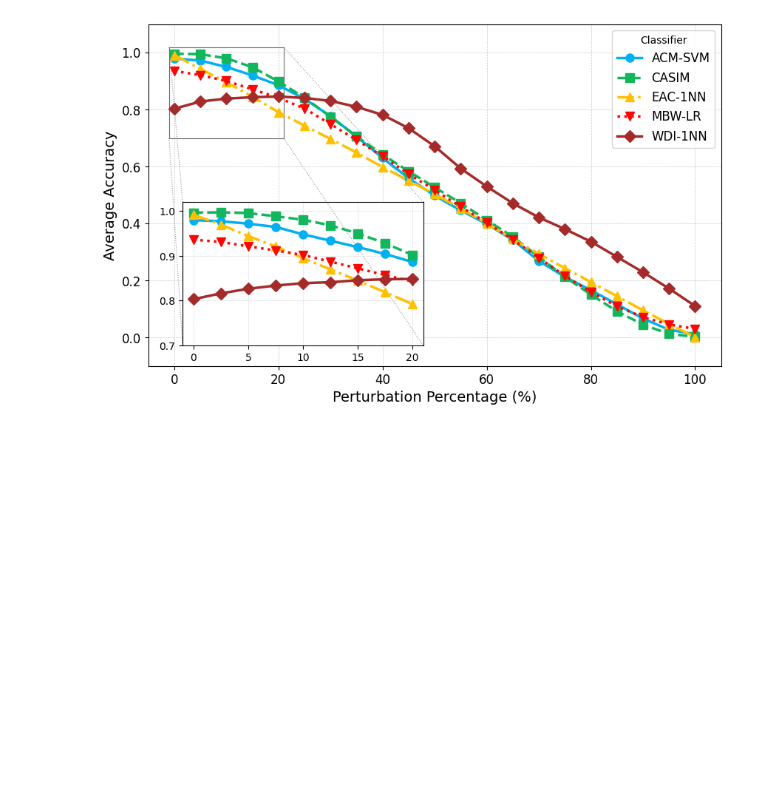
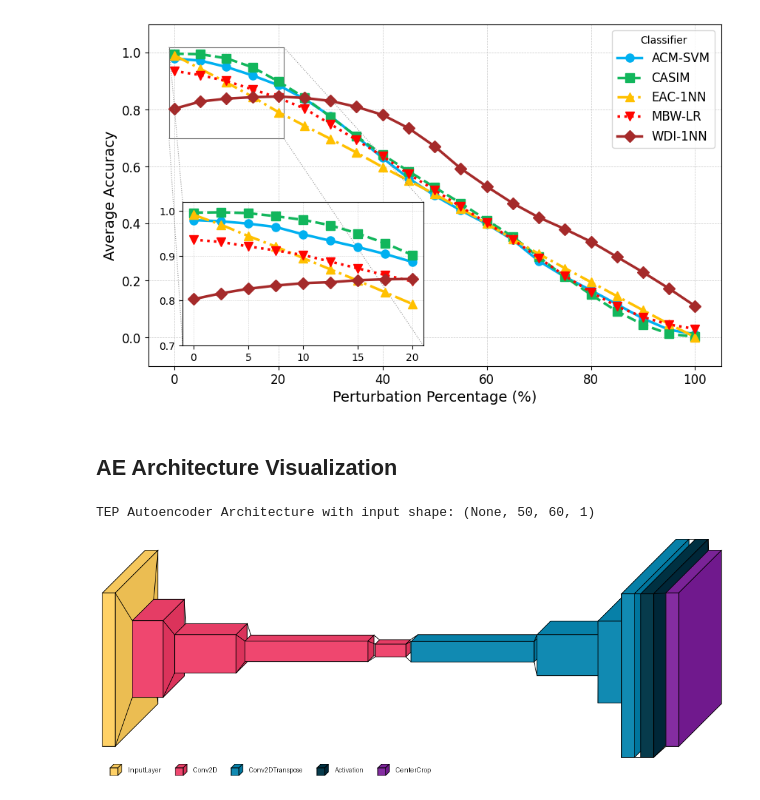
Before and after one commit to GianMan89/Alarm_Flood_Classification_Label_Noise, a Jupyter notebook: notebook.ipynb, the cells around one changed output. Saved outputs shown, nothing was run; the diff lists cells and outputs as text; code cells hidden in the pictures; blank space fills up the shorter version.

```diff
--- a/notebook.ipynb
+++ b/notebook.ipynb
@@ -1088,3 +1134,45 @@ plot_robustness_results_subfigure(CLASSIFIERS_EAC_KNN,
                                   inset_width="42%",
                                   inset_height="42%",
                                   inset_bbox=(0.06, 0.06, 1, 1))
+# %% [markdown]
+## AE Architecture Visualization
+# %%
+import visualkeras
+
+# Example: 50 sensors, 100 time steps
+input_shape = X.shape[1:]  # Get (features, time) from X shape
+
+perturber = CAELabelPerturber(latent_dim=32, epochs=10)
+perturber._build_autoencoder(input_shape)
+model = perturber.autoencoder
+
+# Patch layers to have an 'output_shape' attribute for visualkeras
+
+for layer in model.layers:
+    if not hasattr(layer, "output_shape"):
+        try:
+            # Most tf.keras layers have .output as a Tensor with .shape
+            shape = layer.output.shape
+            # Convert TensorShape to a tuple/list of ints/None
+            if hasattr(shape, "as_list"):
+                shape = shape.as_list()
+            layer.output_shape = tuple(shape)
+        except Exception as e:
+            # Fallback: try compute_output_shape if available
+            if hasattr(layer, "compute_output_shape"):
+                try:
+                    out_shape = layer.compute_output_shape(model.input_shape)
+                    if hasattr(out_shape, "as_list"):
+                        out_shape = out_shape.as_list()
+                    layer.output_shape = tuple(out_shape)
+                except Exception as e2:
+                    print(f"Could not patch layer '{layer.name}': {e2}")
+            else:
+                print(f"Could not patch layer '{layer.name}': {e}")
+# %%
+print("\nTEP Autoencoder Architecture with input shape:", model.input_shape)
+visualkeras.layered_view(model, legend=True).show() # display using your system viewer
+visualkeras.layered_view(model, legend=True, to_file='tep_ae_architecture.png') # write to disk
+# %% [output]
+TEP Autoencoder Architecture with input shape: (None, 50, 60, 1)
+[figure, added]
```
Also changed, not shown: parts of 4 cells of this notebook, 10 other files.
